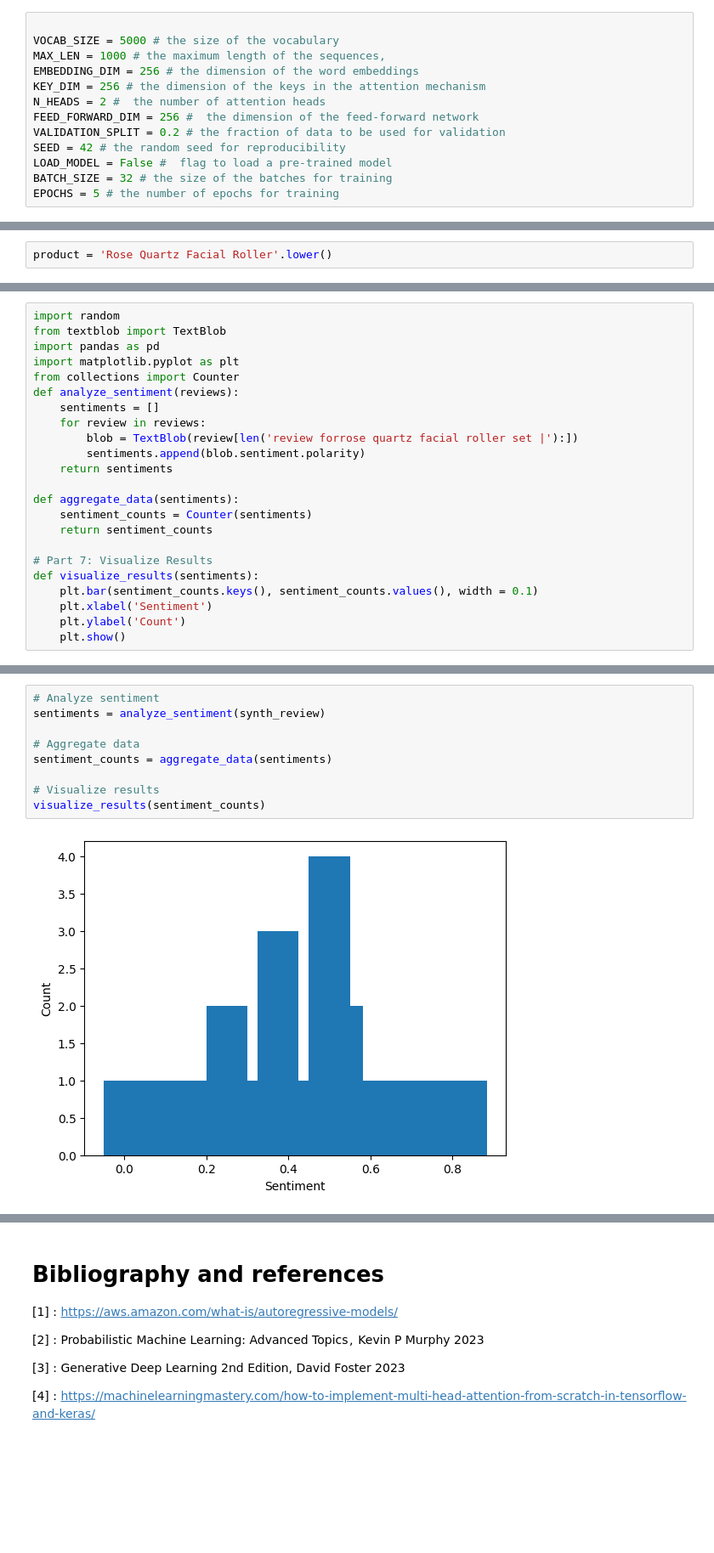
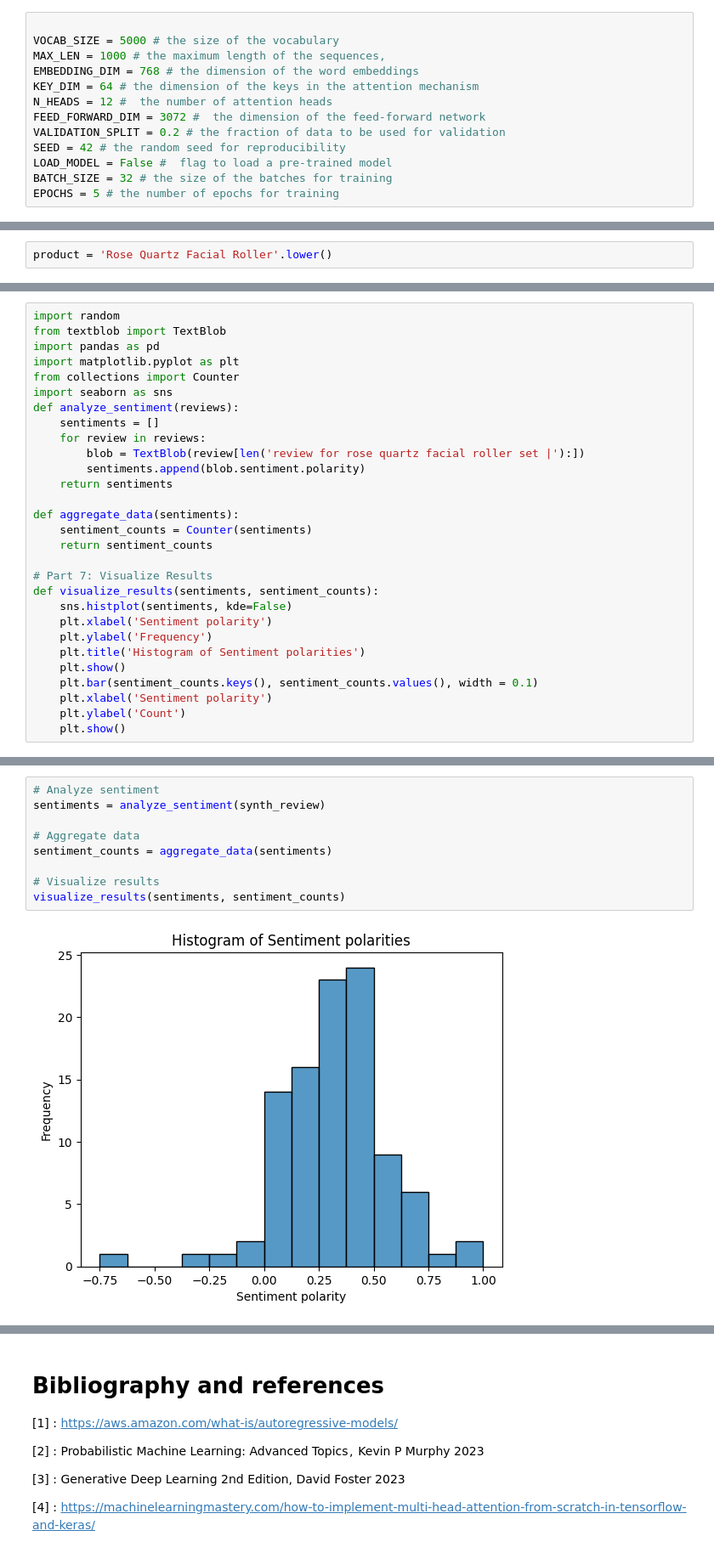
Before and after one commit to BechirTr/Some_Projects, a Jupyter notebook: GPT_from_scratch.ipynb, the cells around one changed output, grey strips where cells are left out. Shown at 85% size. Drawn from its saved outputs; the diff is of its cells as text; blank space fills up the shorter version.

```diff
--- a/GPT_from_scratch.ipynb
+++ b/GPT_from_scratch.ipynb
@@ -60,10 +62,10 @@ These are the hyperparameters for the model. VOCAB_SIZE is the size of the vocab
 
 VOCAB_SIZE = 5000 # the size of the vocabulary
 MAX_LEN = 1000 # the maximum length of the sequences,
-EMBEDDING_DIM = 256 # the dimension of the word embeddings
-KEY_DIM = 256 # the dimension of the keys in the attention mechanism
-N_HEADS = 2 #  the number of attention heads
-FEED_FORWARD_DIM = 256 #  the dimension of the feed-forward network
+EMBEDDING_DIM = 768 # the dimension of the word embeddings
+KEY_DIM = 64 # the dimension of the keys in the attention mechanism
+N_HEADS = 12 #  the number of attention heads
+FEED_FORWARD_DIM = 3072 #  the dimension of the feed-forward network
 VALIDATION_SPLIT = 0.2 # the fraction of data to be used for validation
 SEED = 42 # the random seed for reproducibility
 LOAD_MODEL = False #  flag to load a pre-trained model
@@ -586,10 +603,11 @@ from textblob import TextBlob
 import pandas as pd
 import matplotlib.pyplot as plt
 from collections import Counter
+import seaborn as sns
 def analyze_sentiment(reviews):
     sentiments = []
     for review in reviews:
-        blob = TextBlob(review[len('review forrose quartz facial roller set |'):])
+        blob = TextBlob(review[len('review for rose quartz facial roller set |'):])
         sentiments.append(blob.sentiment.polarity)
     return sentiments
 
@@ -598,9 +616,14 @@ def aggregate_data(sentiments):
     return sentiment_counts
 
 # Part 7: Visualize Results
-def visualize_results(sentiments):
+def visualize_results(sentiments, sentiment_counts):
+    sns.histplot(sentiments, kde=False)
+    plt.xlabel('Sentiment polarity')
+    plt.ylabel('Frequency')
+    plt.title('Histogram of Sentiment polarities')
+    plt.show()
     plt.bar(sentiment_counts.keys(), sentiment_counts.values(), width = 0.1)
-    plt.xlabel('Sentiment')
+    plt.xlabel('Sentiment polarity')
     plt.ylabel('Count')
     plt.show()
 # %% [markdown]
@@ -608,11 +631,11 @@ def visualize_results(sentiments):
 # %%
 # Analyze sentiment
 sentiments = analyze_sentiment(synth_review)
 
 # Aggregate data
 sentiment_counts = aggregate_data(sentiments)
 
 # Visualize results
-visualize_results(sentiment_counts)
+visualize_results(sentiments, sentiment_counts)
 # %% [output]
-[figure, old version]
+[figure, new version]
```
Also changed, not shown: parts of 9 cells of this notebook.
